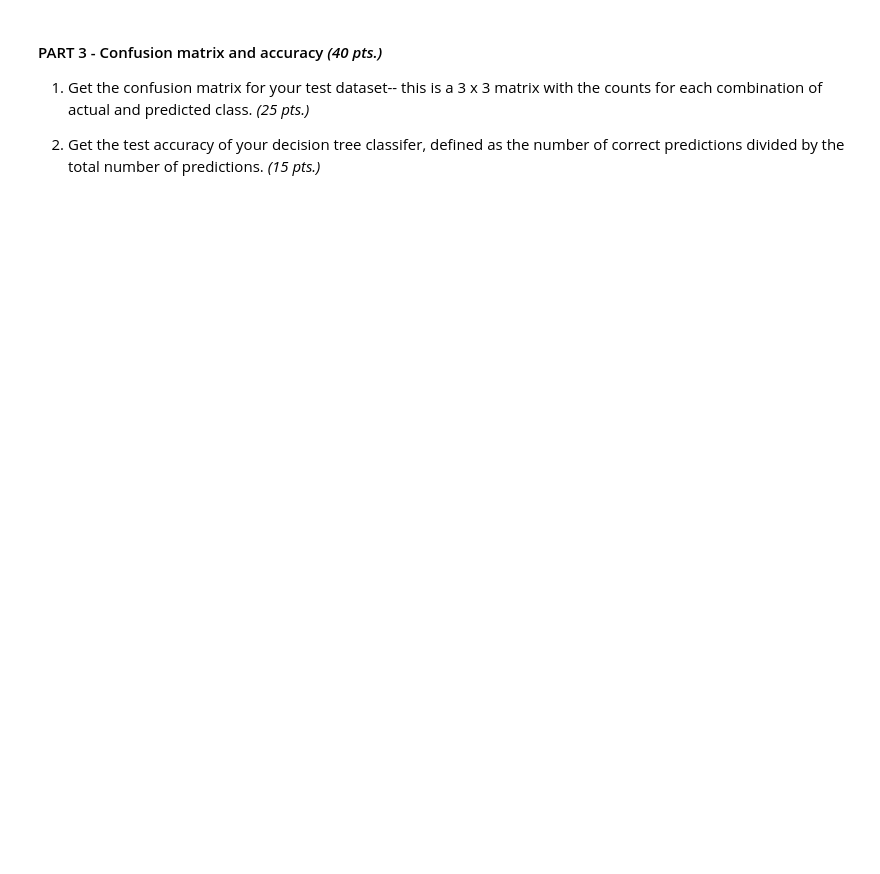
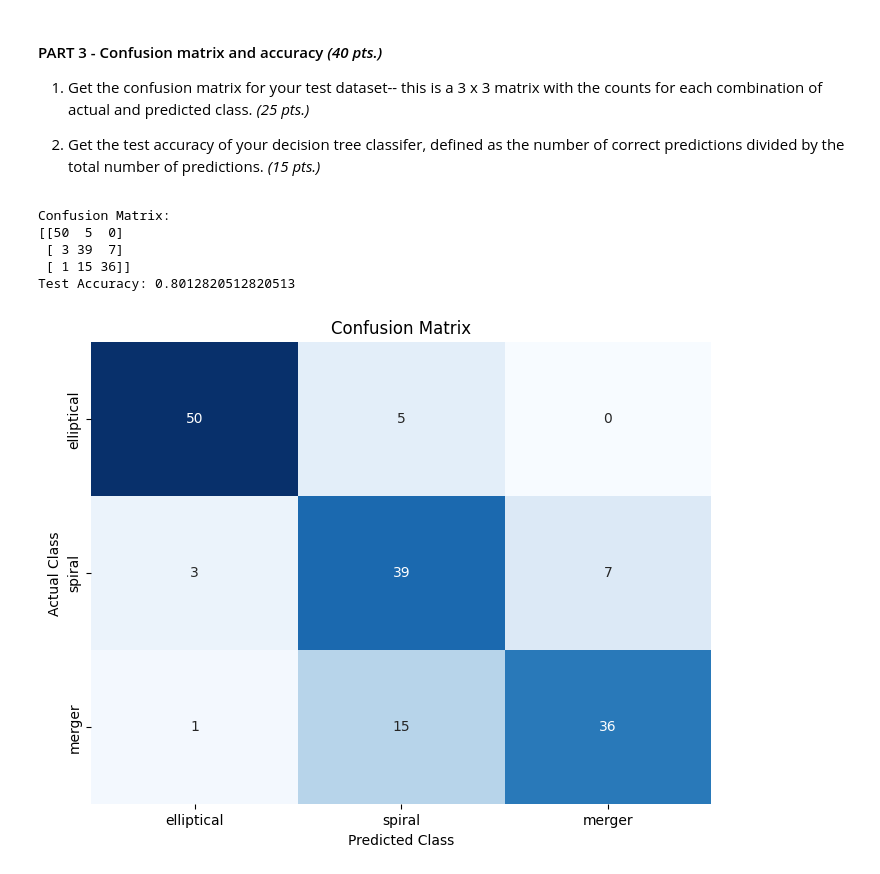
Before and after one commit to LanceClem/AppPhys157PC, a Jupyter notebook: AP157_lab_assignment_A2.ipynb, the cells around one changed output. Saved outputs shown, nothing was run; the diff lists cells and outputs as text; code cells hidden in the pictures; blank space fills up the shorter version.

````diff
--- a/AP157_lab_assignment_A2.ipynb
+++ b/AP157_lab_assignment_A2.ipynb
@@ -82,8 +86,3 @@ Here's an example of how your function should work:
 Features shape: (780, 13)
 Targets shape: (780,)
 ```
-# %%
-def get_features_targets(data):
-  a = []
-  b =[]
-  return a, b
@@ -119,3 +186,50 @@ for i in np.arange(3):
 1. Get the confusion matrix for your test dataset-- this is a 3 x 3 matrix with the counts for each combination of actual and predicted class. *(25 pts.)*
 
 2. Get the test accuracy of your decision tree classifer, defined as the number of correct predictions divided by the total number of predictions. *(15 pts.)*
+# %%
+from sklearn.metrics import confusion_matrix, accuracy_score
+
+
+#confusion matrix
+cm = confusion_matrix(actual_class, predicted_class)
+print("Confusion Matrix:")
+print(cm)
+
+#test accuracy
+test_accuracy = accuracy_score(actual_class, predicted_class)
+print("Test Accuracy:", test_accuracy)
+# %% [output]
+Confusion Matrix:
+[[50  5  0]
+ [ 3 39  7]
+ [ 1 15 36]]
+Test Accuracy: 0.8012820512820513
+# %%
+##GRAPHING CONFUSION MATRIX
+import matplotlib.pyplot as plt
+import seaborn as sns
+from sklearn.metrics import confusion_matrix
+
+#class names
+class_names = ['elliptical', 'spiral', 'merger']  # Replace with your actual class names
+
+predicted_class, actual_class = predict_class(data)
+
+#plotting confusion matrix
+plt.figure(figsize=(8, 6))
+sns.heatmap(cm, annot=True, cmap='Blues', fmt='g', cbar=False)
+
+#adding labels to each tick
+plt.xticks(ticks=[i + 0.5 for i in range(len(class_names))], labels=class_names)
+plt.yticks(ticks=[i + 0.5 for i in range(len(class_names))], labels=class_names)
+
+plt.xlabel('Predicted Class')
+plt.ylabel('Actual Class')
+plt.title('Confusion Matrix')
+plt.show()
+
+#The initial matrix's x and y units were just 0,1,2 not elliptical, spiral, and merger
+#accuracy on cdll above
+#check what happens when u alter i in the loop
+# %% [output]
+[figure, added]
````
Also changed, not shown: parts of 6 cells of this notebook, 2 other files.
